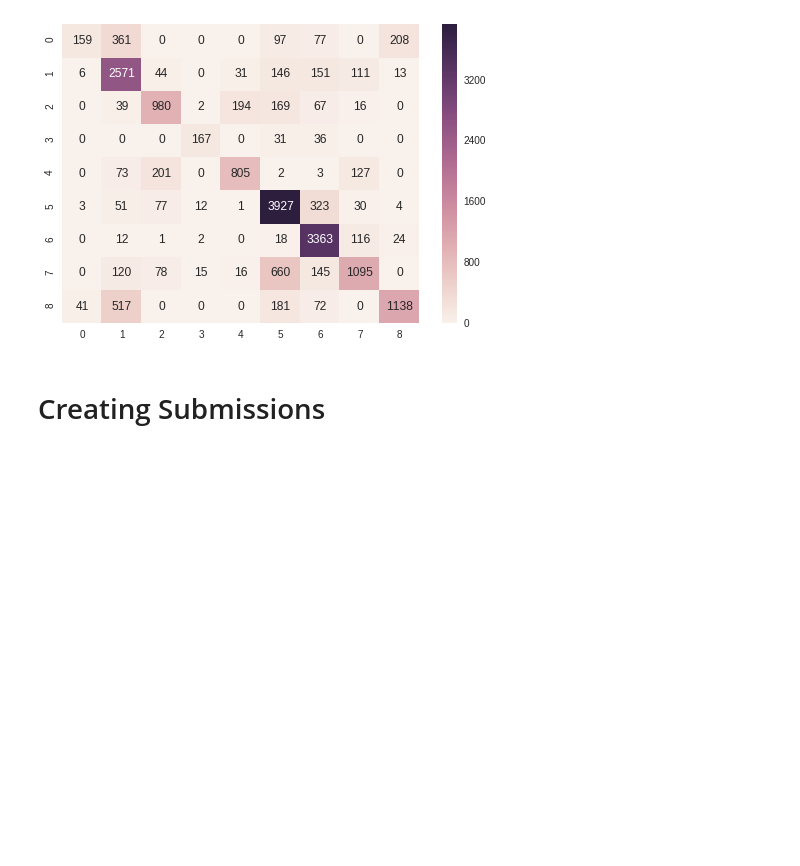
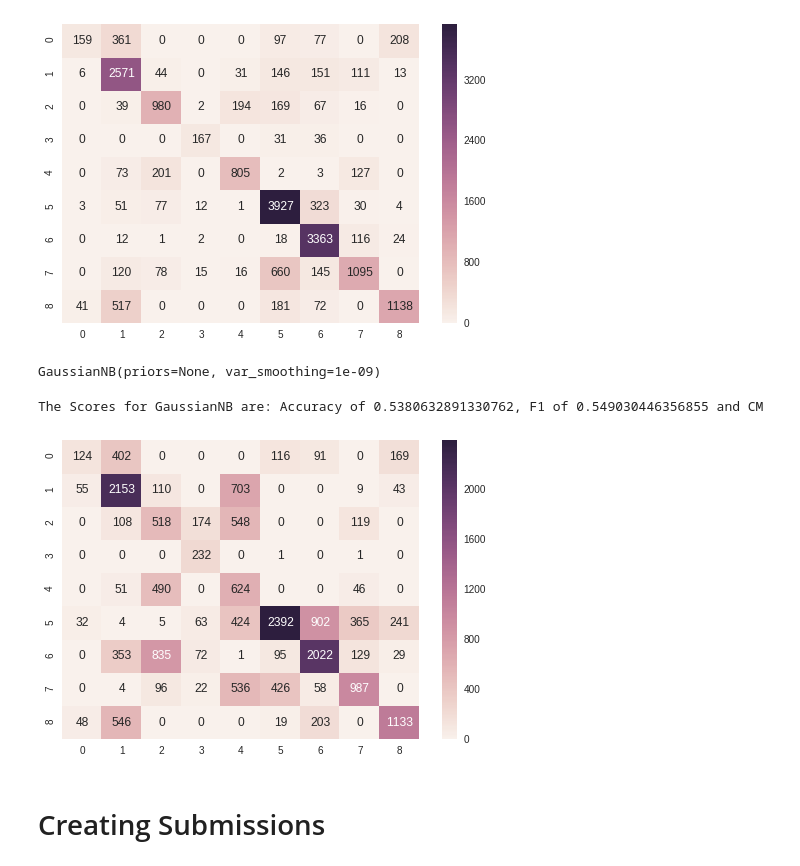
Before and after one commit to Younes-Charfaoui/ML-Projects, a Jupyter notebook: carrer_conn/Kaggle_CarrerCon_Competition.ipynb, the cells around one changed output. Saved outputs shown, nothing was run; the diff lists cells and outputs as text; code cells hidden in the pictures; blank space fills up the shorter version.

```diff
--- a/carrer_conn/Kaggle_CarrerCon_Competition.ipynb
+++ b/carrer_conn/Kaggle_CarrerCon_Competition.ipynb
@@ -300,6 +300,17 @@ evaluate(clf_knn)
 # %% [output]
 The Scores for KNeighborsClassifier are: Accuracy of 0.7504358391885467, F1 of 0.7346721570924899 and CM
 [figure]
+# %%
+from sklearn.naive_bayes import GaussianNB
+clf_nb = GaussianNB()
+clf_nb.fit(x_train, y_train)
+# %% [output]
+GaussianNB(priors=None, var_smoothing=1e-09)
+# %%
+evaluate(clf_nb)
+# %% [output]
+The Scores for GaussianNB are: Accuracy of 0.5380632891330762, F1 of 0.549030446356855 and CM
+[figure, added]
 # %% [markdown]
 # Creating Submissions
 # %%
```
Also changed, not shown: parts of 13 cells of this notebook.
